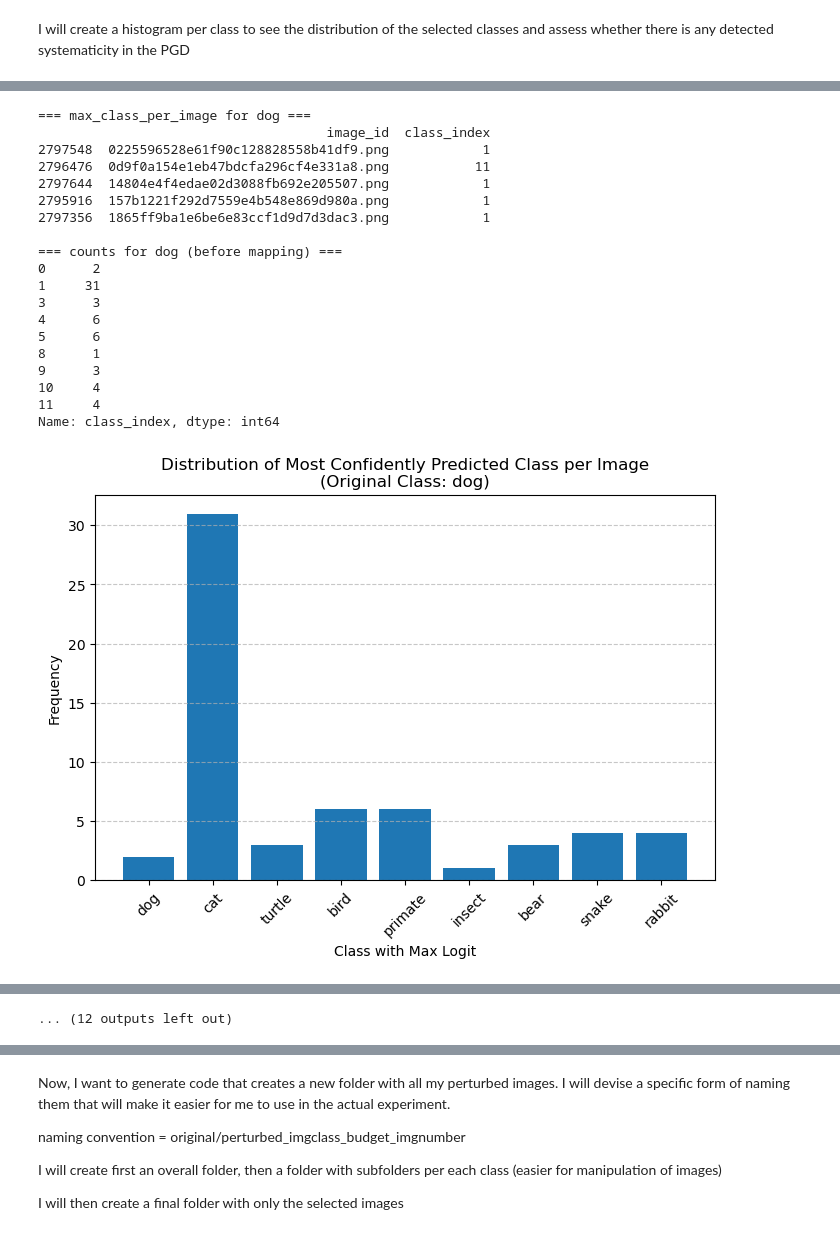
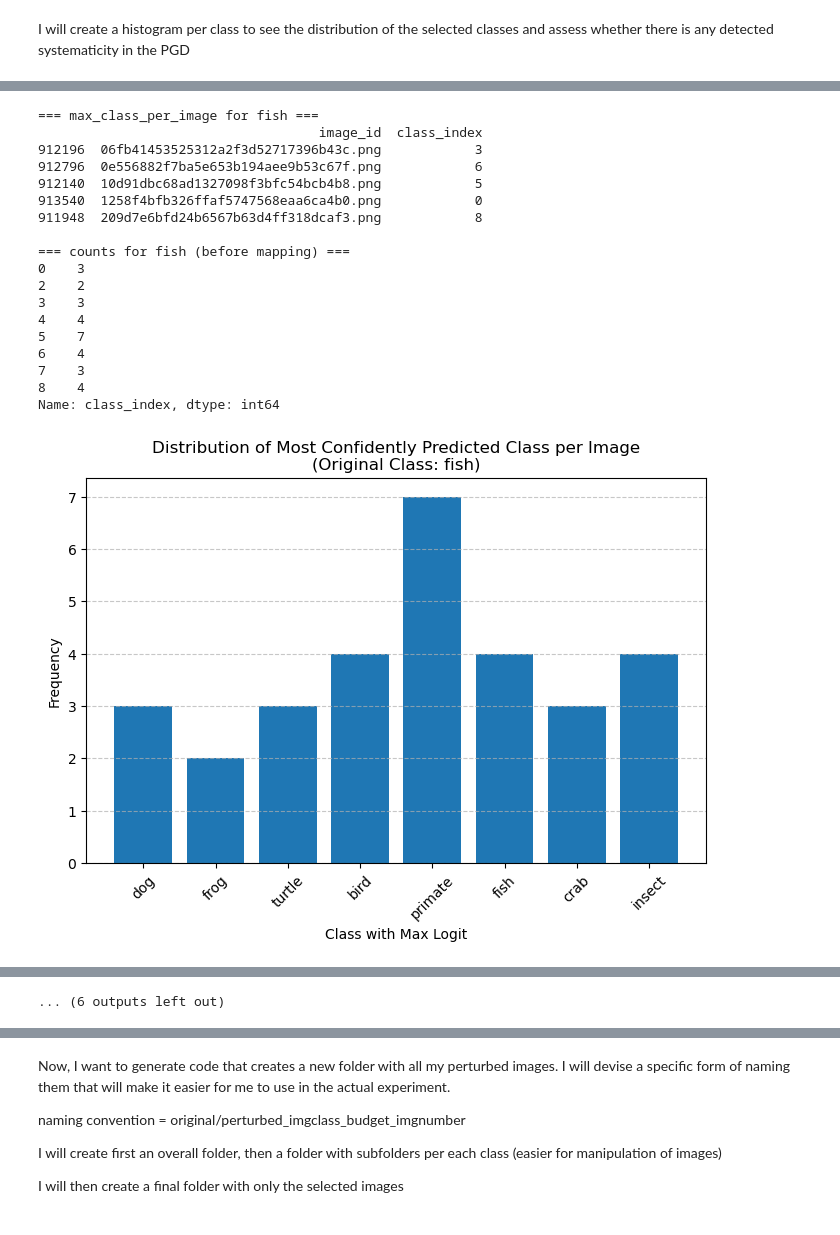
Before and after one commit to PauloOrtizF/Wormholes_FB, a Jupyter notebook: notebooks/generating_fbinf_folders.ipynb, the cells around one changed output, grey strips where cells are left out. Cells and saved outputs as stored; diff of their text form; code cells hidden in the pictures.

```diff
--- a/notebooks/generating_fbinf_folders.ipynb
+++ b/notebooks/generating_fbinf_folders.ipynb
@@ -151,15 +148,15 @@ I will create a histogram per class to see the distribution of the selected clas
 # %%
 
 # Mapping of class_index to labels
-# class_labels = {
-#     0: "dog", 1: "cat", 2: "frog", 3: "turtle", 4: "bird",
-#     5: "primate", 6: "fish", 7: "crab", 8: "insect"
-# }
+class_labels = {
+    0: "dog", 1: "cat", 2: "frog", 3: "turtle", 4: "bird",
+    5: "primate", 6: "fish", 7: "crab", 8: "insect"
+}
 
-class_labels = { 0: 'dog', 1: 'cat',
-                   2: 'frog', 3: 'turtle', 4: 'bird',
-                   5: 'primate', 6: 'fish', 7: 'crab',
-                   8: 'insect', 9: 'bear', 10: 'snake', 11: 'rabbit'}
+# class_labels = { 0: 'dog', 1: 'cat',
+#                    2: 'frog', 3: 'turtle', 4: 'bird',
+#                    5: 'primate', 6: 'fish', 7: 'crab',
+#                    8: 'insect', 9: 'bear', 10: 'snake', 11: 'rabbit'}
 
 
 def plot_max_class_histogram_per_orig_class(df):
@@ -283,20 +275,19 @@ Name: class_index, dtype: int64
-=== max_class_per_image for dog ===
-                                     image_id  class_index
-2797548  0225596528e61f90c128828558b41df9.png            1
-2796476  0d9f0a154e1eb47bdcfa296cf4e331a8.png           11
-2797644  14804e4f4edae02d3088fb692e205507.png            1
-2795916  157b1221f292d7559e4b548e869d980a.png            1
-2797356  1865ff9ba1e6be6e83ccf1d9d7d3dac3.png            1
+=== max_class_per_image for fish ===
+                                    image_id  class_index
+912196  06fb41453525312a2f3d52717396b43c.png            3
+912796  0e556882f7ba5e653b194aee9b53c67f.png            6
+912140  10d91dbc68ad1327098f3bfc54bcb4b8.png            5
+913540  1258f4bfb326ffaf5747568eaa6ca4b0.png            0
+911948  209d7e6bfd24b6567b63d4ff318dcaf3.png            8
 
-=== counts for dog (before mapping) ===
-0      2
-1     31
-3      3
-4      6
-5      6
-8      1
-9      3
-10     4
-11     4
+=== counts for fish (before mapping) ===
+0    3
+2    2
+3    3
+4    4
+5    7
+6    4
+7    3
+8    4
 Name: class_index, dtype: int64
-[figure, old version]
+[figure, new version]
@@ -323 +311 @@ Name: class_index, dtype: int64
-... (12 outputs left out)
+... (6 outputs left out)
```
Also changed, not shown: parts of 8 cells of this notebook, 7 other files.
